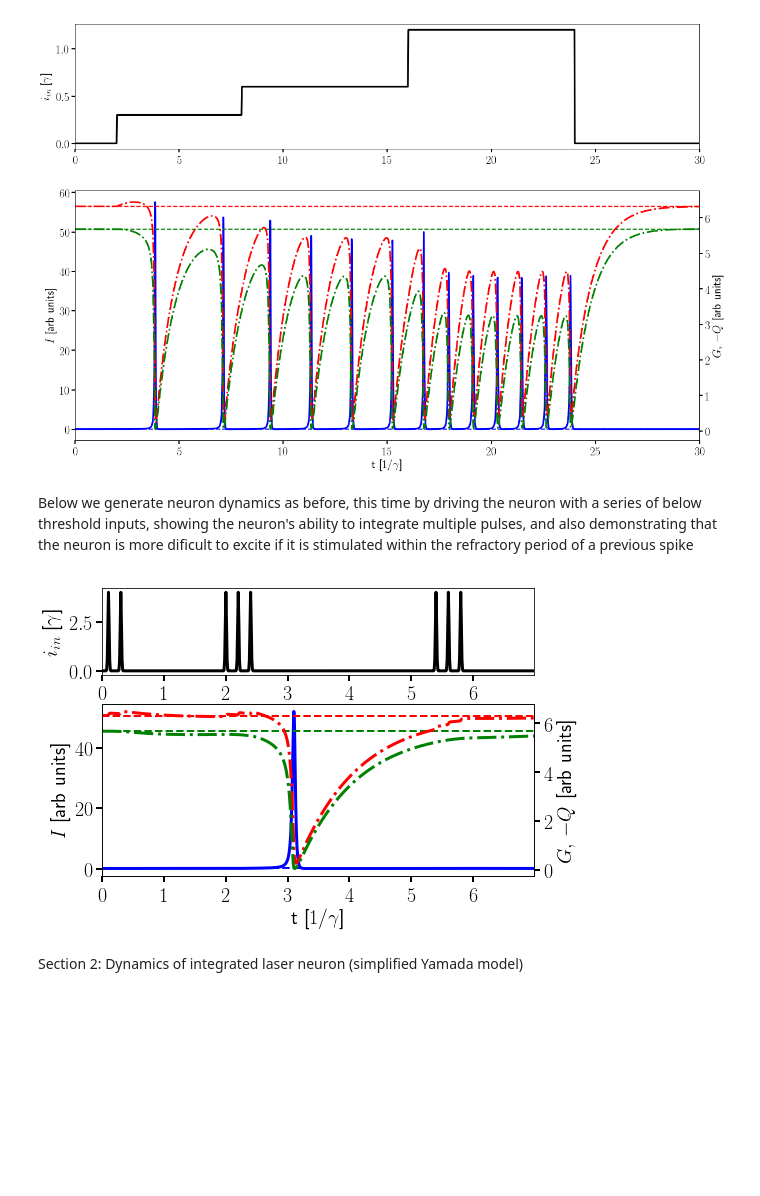
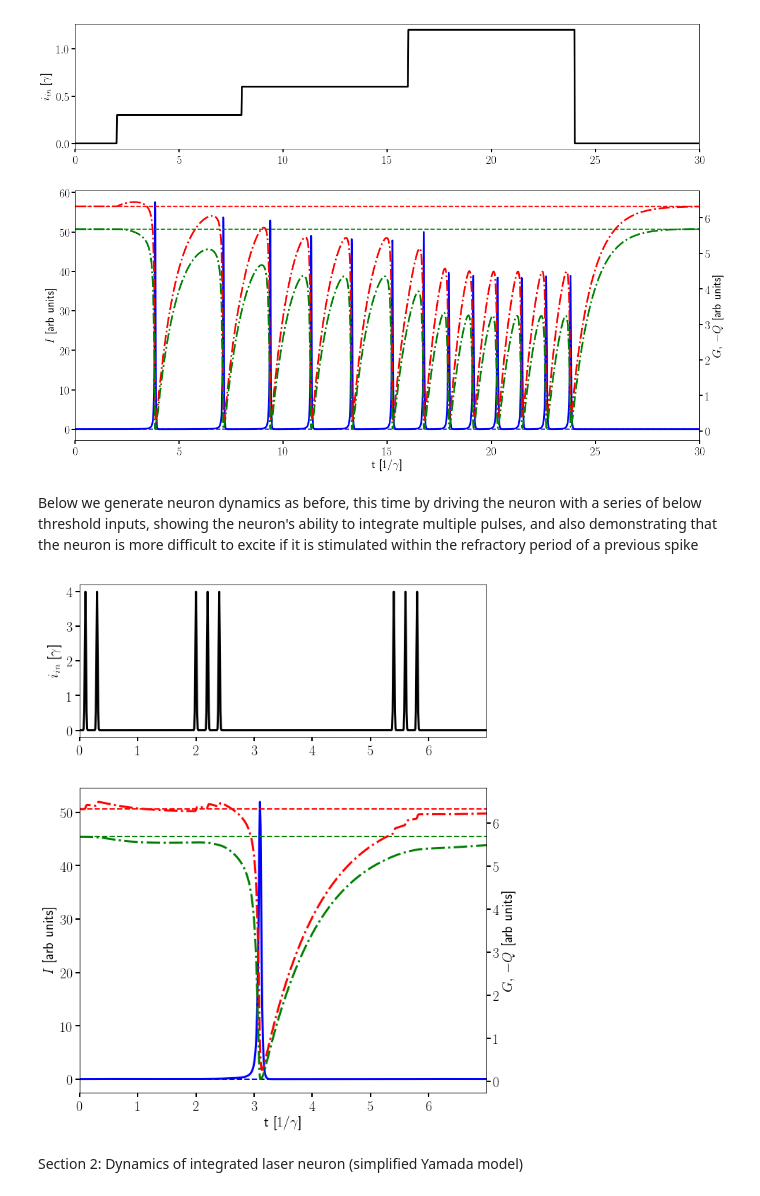
Before and after one commit to jabbate7/PhotonicNeuronSimulator, a Jupyter notebook: Neuron_plots.ipynb, the cells around one changed output. Drawn from its saved outputs; the diff is of its cells as text; code cells hidden in the pictures; blank space fills up the shorter version.

```diff
--- a/Neuron_plots.ipynb
+++ b/Neuron_plots.ipynb
@@ -106,7 +106,7 @@ fig2.set_size_inches(15, 10, forward=True)
 # %% [output]
 [figure]
 # %% [markdown]
-Below we generate neuron dynamics as before, this time by driving the neuron with a series of below threshold inputs, showing the neuron's ability to integrate multiple pulses, and also demonstrating that the neuron is more dificult to excite if it is stimulated within the refractory period of a previous spike
+Below we generate neuron dynamics as before, this time by driving the neuron with a series of below threshold inputs, showing the neuron's ability to integrate multiple pulses, and also demonstrating that the neuron is more difficult to excite if it is stimulated within the refractory period of a previous spike
 # %%
 # study same neuron as above,
 # showing ability to integrate multiple pulses
@@ -137,9 +137,9 @@ x3+=0.1*Gaussian_pulse(time3, 5.8/Y1mpars["gamma1"], 1.e-2/Y1mpars["gamma1"])
 y_out3=Y1Neuron3.solve(x3)
 # %%
 fig3=Y1Neuron3.visualize_plot(x3, y_out3, time3, y1_steady)
-# fig3.set_size_inches(8, 10, forward=True)
+fig3.set_size_inches(8, 10, forward=True)
 # %% [output]
-[figure, old version]
+[figure, new version]
 # %% [markdown]
 Section 2: Dynamics of integrated laser neuron (simplified Yamada model)
 # %% [markdown]
```
Also changed, not shown: parts of 6 cells of this notebook, 1 other file.
